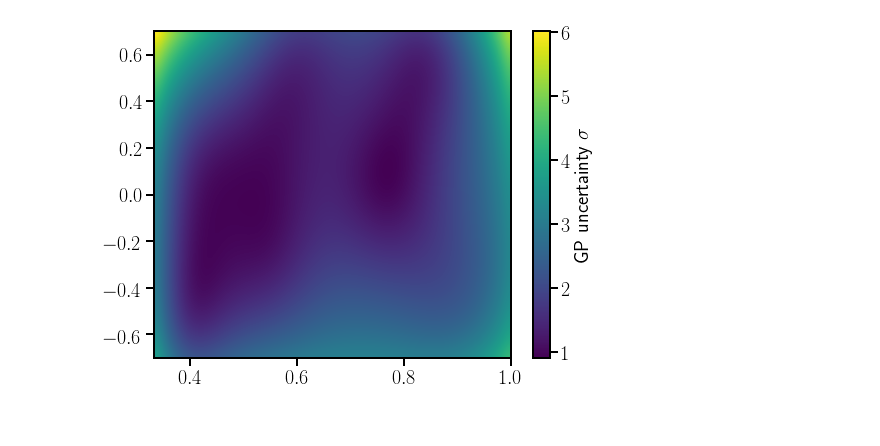
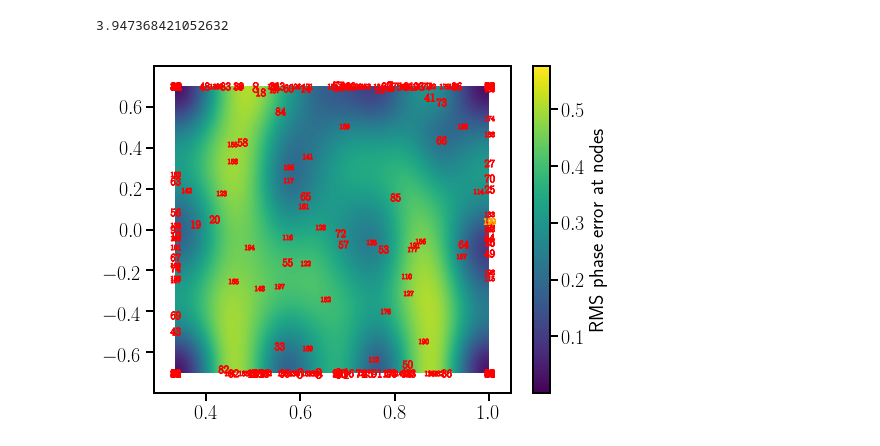
Before and after one commit to benjaminlackey/gpsurrogate, a Jupyter notebook: notebooks/UncertaintySampling.ipynb, the cells around one changed output. Drawn from its saved outputs; the diff is of its cells as text; code cells hidden in the pictures.

Commit message:
Having some more success with uncertainty sampling. Found minor bug in gpr hyperparameter range function.

```diff
--- a/notebooks/UncertaintySampling.ipynb
+++ b/notebooks/UncertaintySampling.ipynb
@@ -139,0 +75,6 @@ def plot_numbered_points(axes, points):
+# %%
+Bamp_filename = '../data/flowp00015/Bamp_lhd.hdf5'
+Bphase_filename = '../data/flowp00015/Bphase_lhd.hdf5'
+damp_gp_filename = '../data/flowp00015/amp_gp_lhd.hdf5'
+dphase_gp_filename = '../data/flowp00015/phase_gp_lhd.hdf5'
+sur = surrogate.GPSurrogate.load(Bamp_filename, Bphase_filename, damp_gp_filename, dphase_gp_filename)
@@ -139,0 +83,14 @@ def plot_numbered_points(axes, points):
+# %%
+original_points = sur.dphase_gp_list[0].X_train_
+limits = np.array([[1.0/3.0, 1.0], [-0.7, 0.7], [-0.7, 0.7], [0, 10000], [0, 10000]])
+kernel_type = 'matern52'
+dphase_gp_list = sur.dphase_gp_list
+
+sampler = us.UncertaintySampling(original_points, limits, kernel_type, dphase_gp_list)
+# %%
+# (200, 30) is fairly reliable but slow (overnight for 150 points)
+# sampler.add_new_points(1, nbasinjumps=200, nfun_eval_per_basin=30, verbose=True)
+
+#sampler.add_new_points(30, nbasinjumps=100, nfun_eval_per_basin=20, verbose=True)
+
+sampler.add_new_points(50, nbasinjumps=50, nfun_eval_per_basin=15, verbose=True)
@@ -140,17 +133,18 @@ def plot_numbered_points(axes, points):
+# %%
+2.25/0.57
+# %% [output]
+3.947368421052632
 # %%
-# print maximum_error(func, gp, limits, error_type='absolute', nsample=100000)
-# print maximum_error(func, gp, limits, error_type='fractional', nsample=100000)
-# print maximum_error(func, gp, limits, error_type='fractional_full_range', nsample=100000)
-
-x0, x1, x2, x3, x4 = 0.8, -0.5, 0.4, 5000.0, 5000.0
-def gp_predict_error(x0, x1):
-    i = 19
-    return dphase_gp_list[i].predict(np.array([[x0, x1, x2, x3, x4]]), return_std=True)[1][0]
+x0, x1, x2, x3, x4 = 1.0, 0.7, -0.7, 10000., 0.
+def mismatch_error(x0, x1):
+    point = np.array([x0, x1, x2, x3, x4])
+    return -sampler.negative_error(point)
 
 fig, (ax1) = plt.subplots(1, 1, figsize=(8, 6))
-xlow, xhigh, nx = limits[0, 0], limits[0, 1], 50
-ylow, yhigh, ny = limits[1, 0], limits[1, 1], 50
-plot_2d_func(ax1, gp_predict_error, xlow, xhigh, nx, ylow, yhigh, ny, colorbar_label=r'GP uncertainty $\sigma$')
-#plot_numbered_points(ax1, points)
+xlow, xhigh, nx = limits[0, 0], limits[0, 1], 10
+ylow, yhigh, ny = limits[1, 0], limits[1, 1], 10
+plot_2d_func(ax1, mismatch_error, xlow, xhigh, nx, ylow, yhigh, ny,
+             colorbar_label=r'RMS phase error at nodes')
+plot_numbered_points(ax1, sampler.new_points)
 # %% [output]
-[figure, old version]
+[figure, new version]
```
Also changed, not shown: parts of 36 cells of this notebook, 6 other files.
